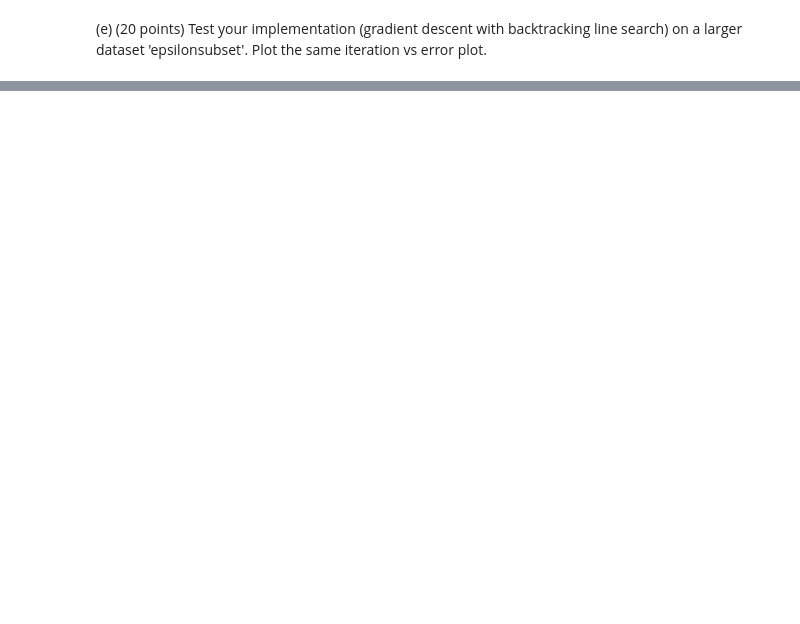
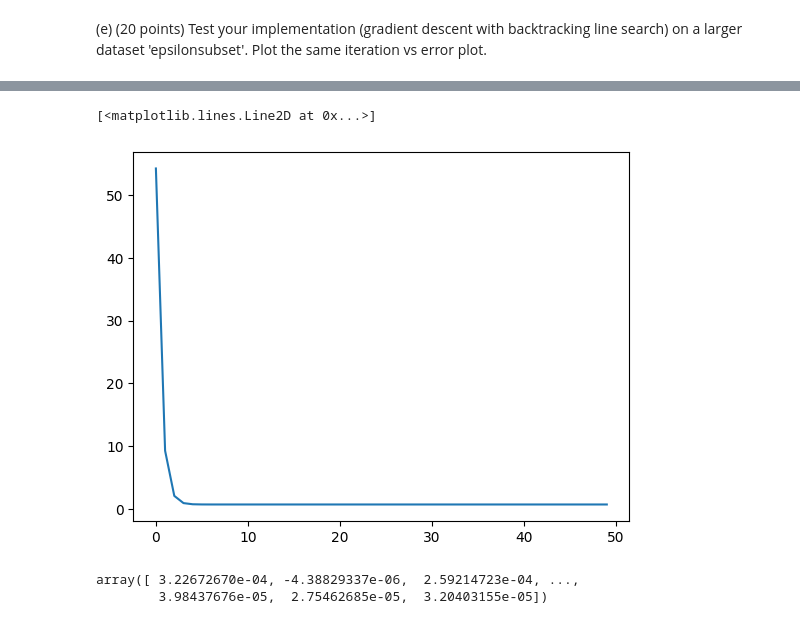
Before and after one commit to clewis7/stor566-notebooks, a Jupyter notebook: hmw1/hmw1-submission.ipynb, the cells around one changed output, grey strips where cells are left out. Saved outputs shown, nothing was run; the diff lists cells and outputs as text; code cells hidden in the pictures; blank space fills up the shorter version.

```diff
--- a/hmw1/hmw1-submission.ipynb
+++ b/hmw1/hmw1-submission.ipynb
@@ -217,0 +297,10 @@ array([1.989812  , 1.91035872, 1.88347504, 2.05226997, 2.07088846,
+# %%
+plt.plot(losses)
+# %% [output]
+[<matplotlib.lines.Line2D at 0x...>]
+[figure, added]
+# %%
+weights
+# %% [output]
+array([ 3.22672670e-04, -4.38829337e-06,  2.59214723e-04, ...,
+        3.98437676e-05,  2.75462685e-05,  3.20403155e-05])
```
Also changed, not shown: parts of 22 cells of this notebook.
